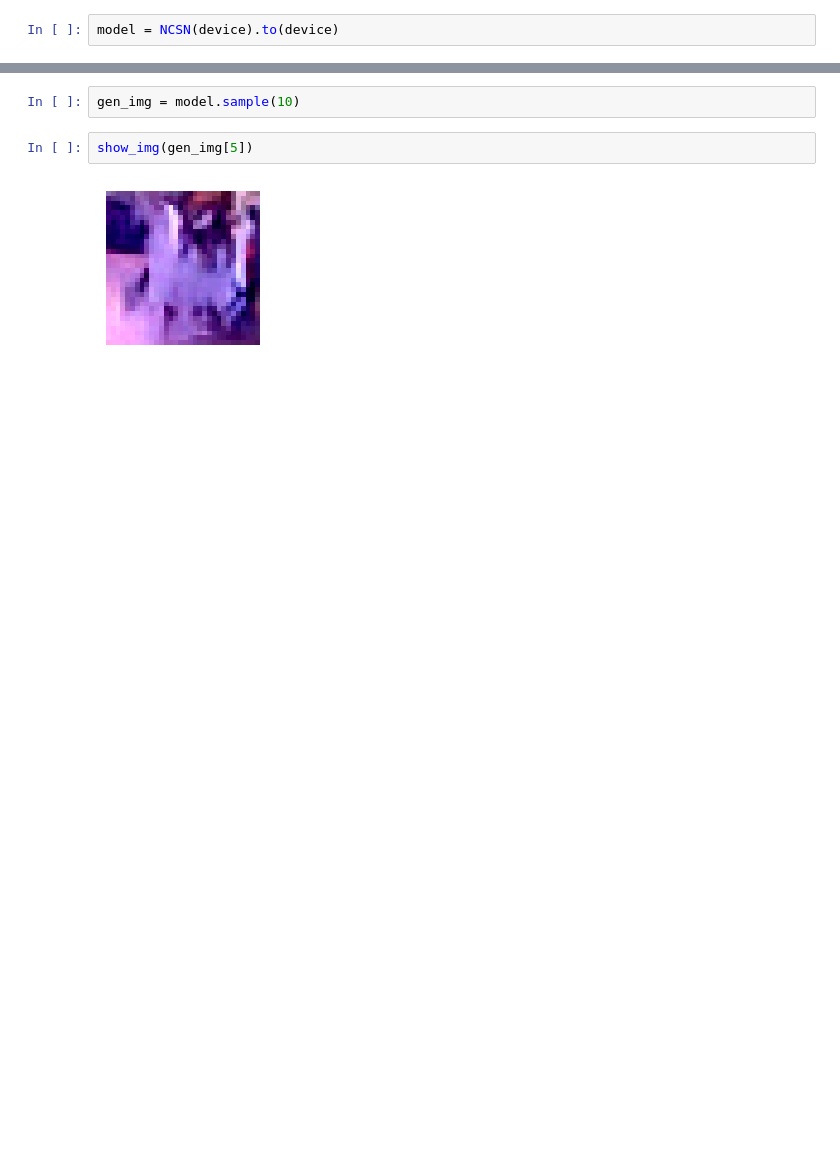
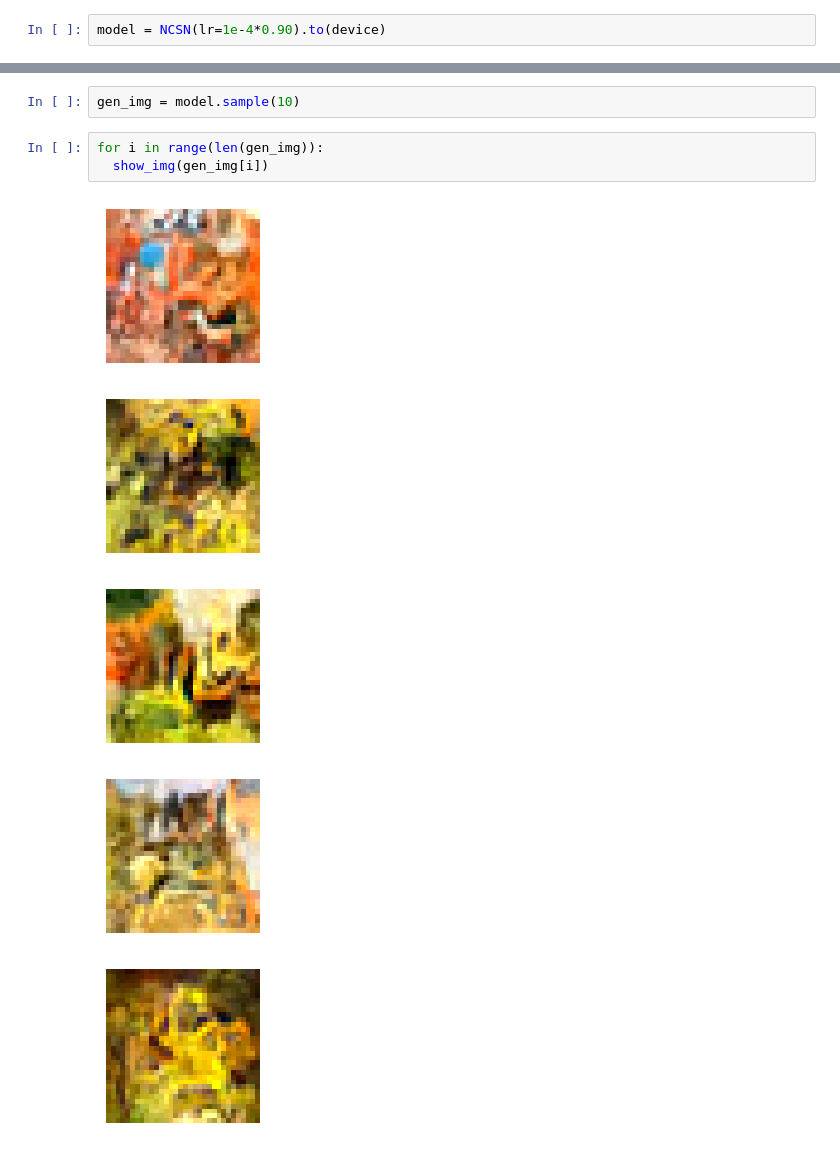
Before and after one commit to azhgh22/Comparative-analysis-of-Generative-models-on-CIFAR-10, a Jupyter notebook: experiments/train_ncns_achi.ipynb, the cells around one changed output, grey strips where cells are left out. Cells and saved outputs as stored; diff of their text form; blank space fills up the shorter version.

```diff
--- a/experiments/train_ncns_achi.ipynb
+++ b/experiments/train_ncns_achi.ipynb
@@ -115,7 +93,7 @@ def show_img(img):
     plt.axis('off')
     plt.show()
 # %%
-model = NCSN(device).to(device)
+model = NCSN(lr=1e-4*0.90).to(device)
 # %%
 checkpoint_dir = "/content/drive/MyDrive/checkpoints_final/ncsn"
 checkpointer = Checkpointer(checkpoint_dir, "NCSN", 1, False)
@@ -137,6 +125,11 @@ show_img(img)
 # %%
 gen_img = model.sample(10)
-# %%
-show_img(gen_img[5])
-# %% [output]
-[figure, removed]
+# %%
+for i in range(len(gen_img)):
+  show_img(gen_img[i])
+# %% [output]
+[figure, added]
+[figure, added]
+[figure, added]
+[figure, added]
+[figure, added]
```
Also changed, not shown: parts of 7 cells of this notebook.
